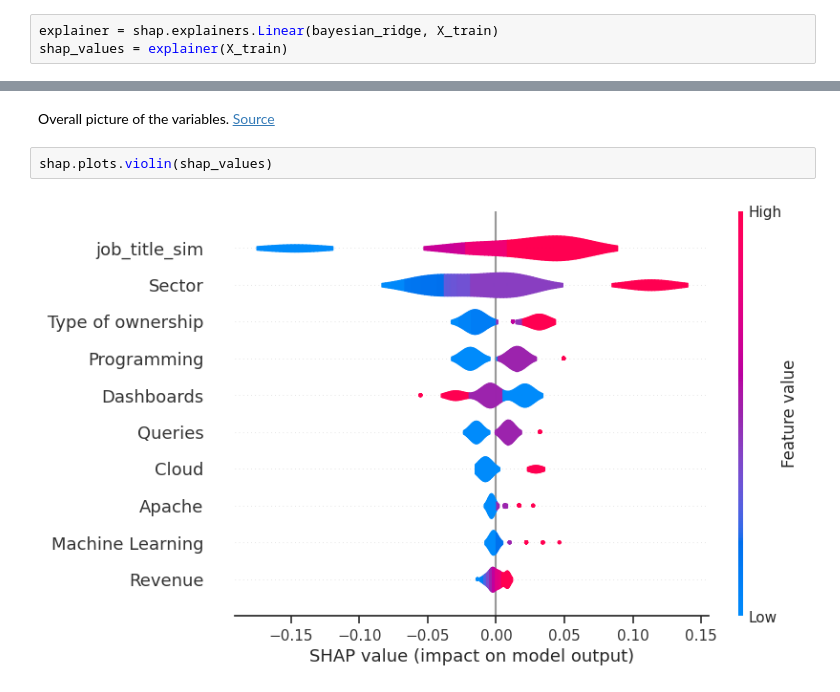
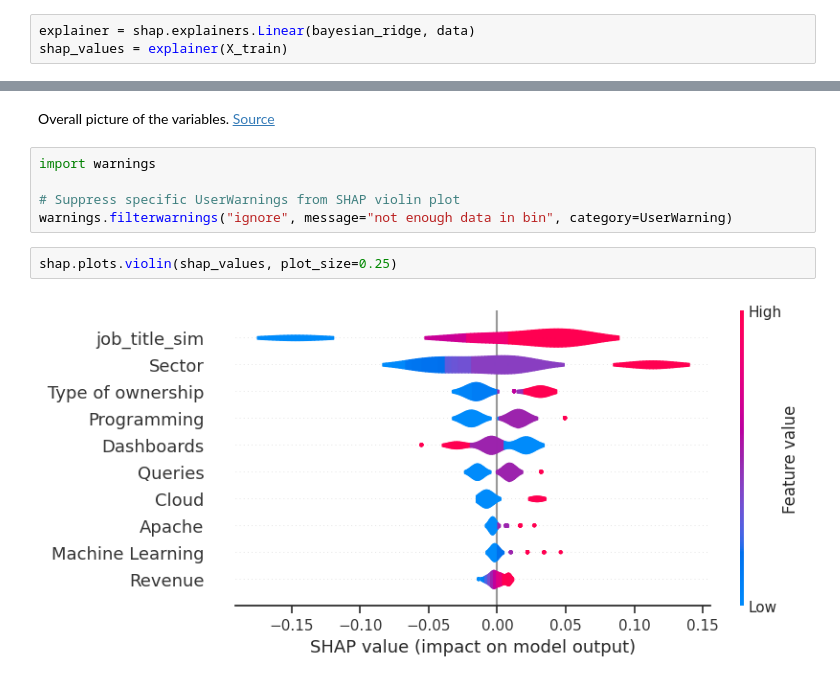
Before and after one commit to giordanovitale/Bayesian-Analysis, a Jupyter notebook: LR.ipynb, the cells around one changed output, grey strips where cells are left out. Drawn from its saved outputs; the diff is of its cells as text.

```diff
--- a/LR.ipynb
+++ b/LR.ipynb
@@ -935,7 +935,7 @@ Reference: https://shap.readthedocs.io/en/latest/example_notebooks/overviews/An%
 !pip install shap
 import shap
 # %%
-explainer = shap.explainers.Linear(bayesian_ridge, X_train)
+explainer = shap.explainers.Linear(bayesian_ridge, data)
 shap_values = explainer(X_train)
 # %% [markdown]
 Interpretation of this plot: for the individual having the 21st index in the `X_train`, `having job_title_sim=0` decreased **significantily** his/her salary. I am not sure whether the amount (-0.15) can be interpreted as 15.000$, 15% or what else...
@@ -969,7 +970,12 @@ shap.plots.waterfall(shap_values[203], max_display=14)
 # %% [markdown]
 Overall picture of the variables.
 [Source](https://shap.readthedocs.io/en/latest/example_notebooks/api_examples/plots/violin.html)
+# %%
+import warnings
+
+# Suppress specific UserWarnings from SHAP violin plot
+warnings.filterwarnings("ignore", message="not enough data in bin", category=UserWarning)
 # %%
-shap.plots.violin(shap_values)
+shap.plots.violin(shap_values, plot_size=0.25)
 # %% [output]
-[figure, old version]
+[figure, new version]
```
Also changed, not shown: parts of 3 cells of this notebook.
